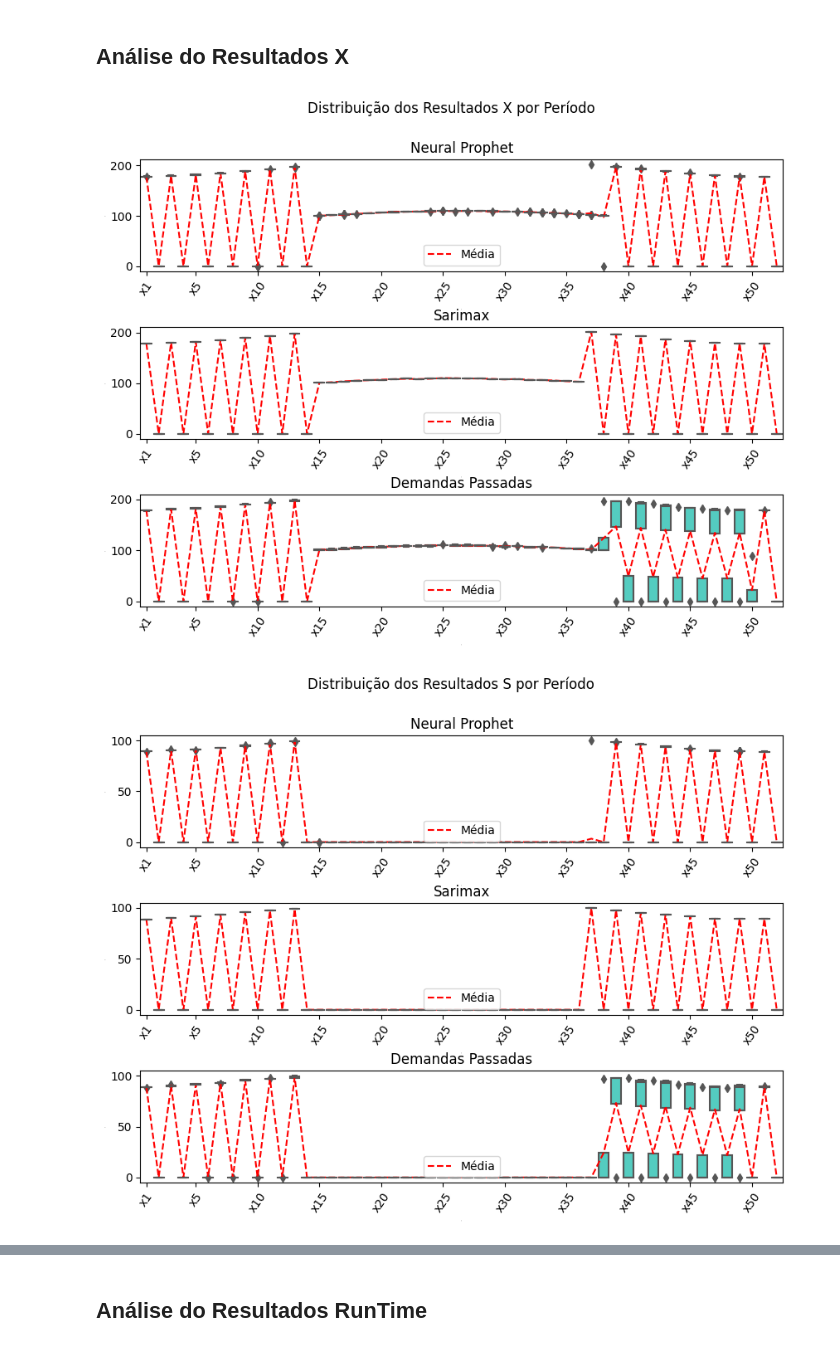
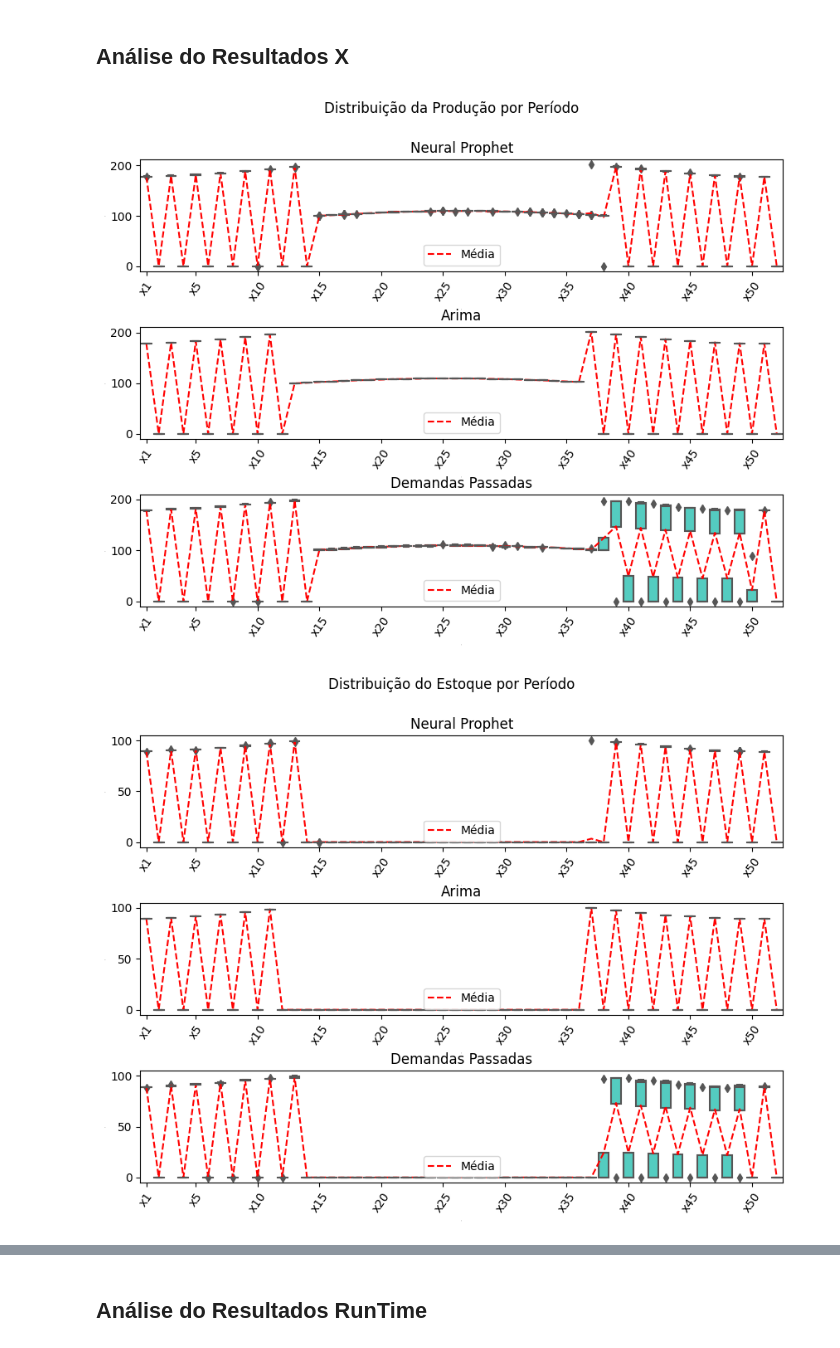
Before and after one commit to MarcioB1999/Prev_For_ULS, a Jupyter notebook: Modelo_pi/resultados_pi_analise.ipynb, the cells around one changed output, grey strips where cells are left out. Drawn from its saved outputs; the diff is of its cells as text; code cells hidden in the pictures.

```diff
--- a/Modelo_pi/resultados_pi_analise.ipynb
+++ b/Modelo_pi/resultados_pi_analise.ipynb
@@ -68,7 +68,7 @@ resultados_ar = pd.read_csv("C:/Users/marcio/Documents/Prev_For_ULS/Resultados/t
 resultados_treino = pd.read_csv("C:/Users/marcio/Documents/Prev_For_ULS/Resultados/tabelas/Resultados_pi/resultados_pi_treino.csv").iloc[:,1:]
 # %%
 resultados_np = arrumaDataFrame(resultados_np)
-resultados_sar = arrumaDataFrame(resultados_sar)
+resultados_ar = arrumaDataFrame(resultados_ar)
 resultados_treino = arrumaDataFrame(resultados_treino)
 # %% [markdown]
 # Análise Dos Resultados
@@ -76,15 +76,15 @@ resultados_treino = arrumaDataFrame(resultados_treino)
 ## Análise do Resultados X
 # %%
 result_x_np = describe_var(resultados_np,'x')
-result_x_sar = describe_var(resultados_sar,'x')
+result_x_ar = describe_var(resultados_ar,'x')
 result_x_treino = describe_var(resultados_treino,'x')
 # %%
 boxPlot_x_np = dataFrame_to_boxPlot(result_x_np,'value')
-boxPlot_x_sar = dataFrame_to_boxPlot(result_x_sar,'value')
+boxPlot_x_ar = dataFrame_to_boxPlot(result_x_ar,'value')
 boxPlot_x_treino = dataFrame_to_boxPlot(result_x_treino,'value')
 # %%
 fig=plt.figure(figsize=(10,7))
-fig.suptitle('Distribuição dos Resultados X por Período')
+fig.suptitle('Distribuição da Produção por Período')
 
 
 
@@ -96,37 +96,37 @@ sns.boxplot(data=boxPlot_x_np,x='x',y='value',color='turquoise')
 plt.plot(result_x_np.columns,result_x_np.describe().iloc[1,:],color='red',linestyle='--',label='Média')
 plt.xlabel([], fontsize=0)
 plt.ylabel([], fontsize=0)
 for tick in ax.get_xticklabels():
     tick.set_rotation(55)
 plt.xticks([0]+[i*5-1 for i in range(1,int(len(result_x_np.columns)/5)+1)])
 plt.legend()
 
 
 ax=fig.add_subplot(3,1,2)
-ax.set_title('Sarimax')
-sns.boxplot(data=boxPlot_x_sar,x='x',y='value',color='turquoise')
-plt.plot(result_x_sar.columns,result_x_sar.describe().iloc[1,:],color='red',linestyle='--',label='Média')
+ax.set_title('Arima')
+sns.boxplot(data=boxPlot_x_ar,x='x',y='value',color='turquoise')
+plt.plot(result_x_ar.columns,result_x_ar.describe().iloc[1,:],color='red',linestyle='--',label='Média')
 plt.xlabel([], fontsize=0)
 plt.ylabel([], fontsize=0)
 for tick in ax.get_xticklabels():
     tick.set_rotation(55)
-plt.xticks([0]+[i*5-1 for i in range(1,int(len(result_x_sar.columns)/5)+1)])
+plt.xticks([0]+[i*5-1 for i in range(1,int(len(result_x_ar.columns)/5)+1)])
 plt.legend()
 
 
 ax=fig.add_subplot(3,1,3)
 ax.set_title('Demandas Passadas')
 sns.boxplot(data=boxPlot_x_treino,x='x',y='value',color='turquoise')
 plt.plot(result_x_treino.columns,result_x_treino.describe().iloc[1,:],color='red',linestyle='--',label='Média')
 plt.xlabel([], fontsize=0)
 plt.ylabel([], fontsize=0)
 for tick in ax.get_xticklabels():
     tick.set_rotation(55)
 plt.xticks([0]+[i*5-1 for i in range(1,int(len(result_x_treino.columns)/5)+1)])
 plt.legend()
 
 plt.savefig('C:/Users/marcio/Documents/Prev_For_ULS/Resultados/img/ResultX.png', format='png', bbox_inches='tight',pad_inches = 0.1)
 # %% [output]
-[figure, old version]
+[figure, new version]
 # %%
 result_s_np = describe_var(resultados_np,'s')
@@ -138,7 +138,7 @@ boxPlot_s_sar = dataFrame_to_boxPlot(result_s_sar,'value')
 boxPlot_s_treino = dataFrame_to_boxPlot(result_s_treino,'value')
 # %%
 fig=plt.figure(figsize=(10,7))
-fig.suptitle('Distribuição dos Resultados S por Período')
+fig.suptitle('Distribuição do Estoque por Período')
 
 
 
@@ -157,14 +157,14 @@ plt.legend()
 
 
 ax=fig.add_subplot(3,1,2)
-ax.set_title('Sarimax')
-sns.boxplot(data=boxPlot_s_sar,x='x',y='value',color='turquoise')
-plt.plot(result_s_sar.columns,result_s_sar.describe().iloc[1,:],color='red',linestyle='--',label='Média')
+ax.set_title('Arima')
+sns.boxplot(data=boxPlot_s_ar,x='x',y='value',color='turquoise')
+plt.plot(result_s_ar.columns,result_s_ar.describe().iloc[1,:],color='red',linestyle='--',label='Média')
 plt.xlabel([], fontsize=0)
 plt.ylabel([], fontsize=0)
 for tick in ax.get_xticklabels():
     tick.set_rotation(55)
-plt.xticks([0]+[i*5-1 for i in range(1,int(len(result_s_sar.columns)/5)+1)])
+plt.xticks([0]+[i*5-1 for i in range(1,int(len(result_s_ar.columns)/5)+1)])
 plt.legend()
 
 
@@ -180,5 +180,5 @@ plt.xticks([0]+[i*5-1 for i in range(1,int(len(result_s_treino.columns)/5)+1)])
 plt.legend()
 plt.savefig('C:/Users/marcio/Documents/Prev_For_ULS/Resultados/img/ResultS.png', format='png', bbox_inches='tight',pad_inches = 0.1)
 # %% [output]
-[figure, old version]
+[figure, new version]
 # %%
```
Also changed, not shown: parts of 13 cells of this notebook.
